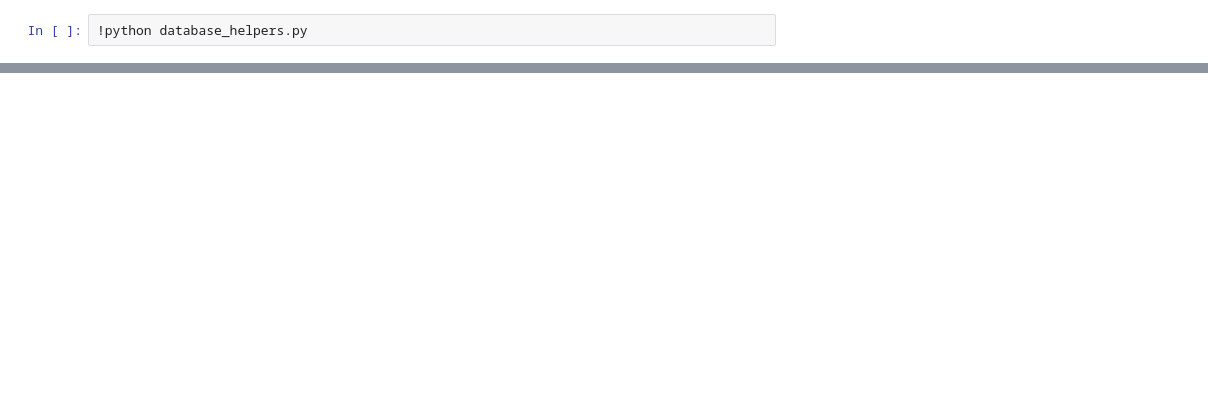
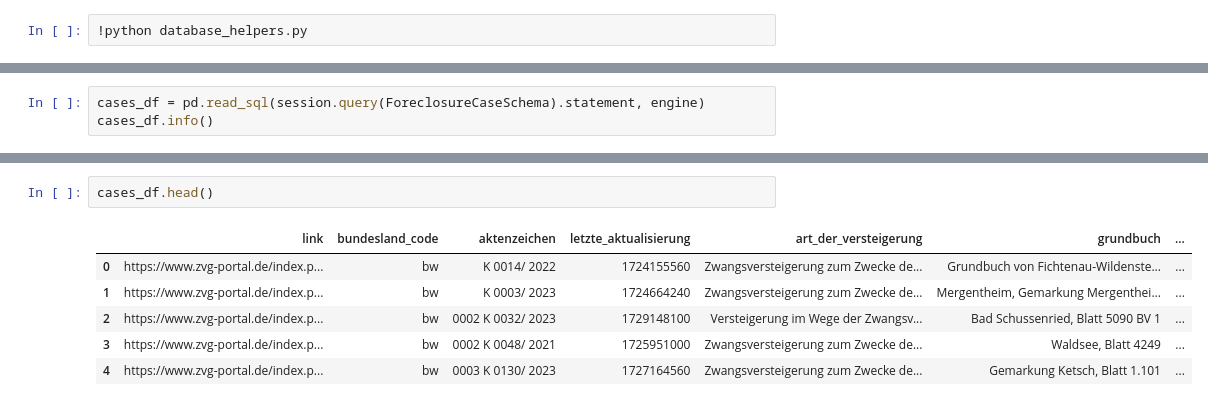
Before and after one commit to EricCpy/German_Foreclosure_Auction_Analysis, a Jupyter notebook: clean.ipynb, the cells around one changed output, grey strips where cells are left out. Drawn from its saved outputs; the diff is of its cells as text; blank space fills up the shorter version.

```diff
--- a/clean.ipynb
+++ b/clean.ipynb
@@ -57,0 +7,3 @@ memory usage: 543.5+ KB
+# %%
+cases_df = pd.read_sql(session.query(ForeclosureCaseSchema).statement, engine)
+cases_df.info()
@@ -57,0 +58,9 @@ memory usage: 543.5+ KB
+# %%
+cases_df.head()
+# %% [output]
+|  | link | bundesland_code | aktenzeichen | letzte_aktualisierung | art_der_versteigerung | grundbuch | ... |
+| 0 | https://www.zvg-portal.de/index.p... | bw | K 0014/ 2022 | 1724155560 | Zwangsversteigerung zum Zwecke de... | Grundbuch von Fichtenau-Wildenste... | ... |
+| 1 | https://www.zvg-portal.de/index.p... | bw | K 0003/ 2023 | 1724664240 | Zwangsversteigerung zum Zwecke de... | Mergentheim, Gemarkung Mergenthei... | ... |
+| 2 | https://www.zvg-portal.de/index.p... | bw | 0002 K 0032/ 2023 | 1729148100 | Versteigerung im Wege der Zwangsv... | Bad Schussenried, Blatt 5090 BV 1 | ... |
+| 3 | https://www.zvg-portal.de/index.p... | bw | 0002 K 0048/ 2021 | 1725951000 | Zwangsversteigerung zum Zwecke de... | Waldsee, Blatt 4249 | ... |
+| 4 | https://www.zvg-portal.de/index.p... | bw | 0003 K 0130/ 2023 | 1727164560 | Zwangsversteigerung zum Zwecke de... | Gemarkung Ketsch, Blatt 1.101 | ... |
```
Also changed, not shown: parts of 10 cells of this notebook, 7 other files.
